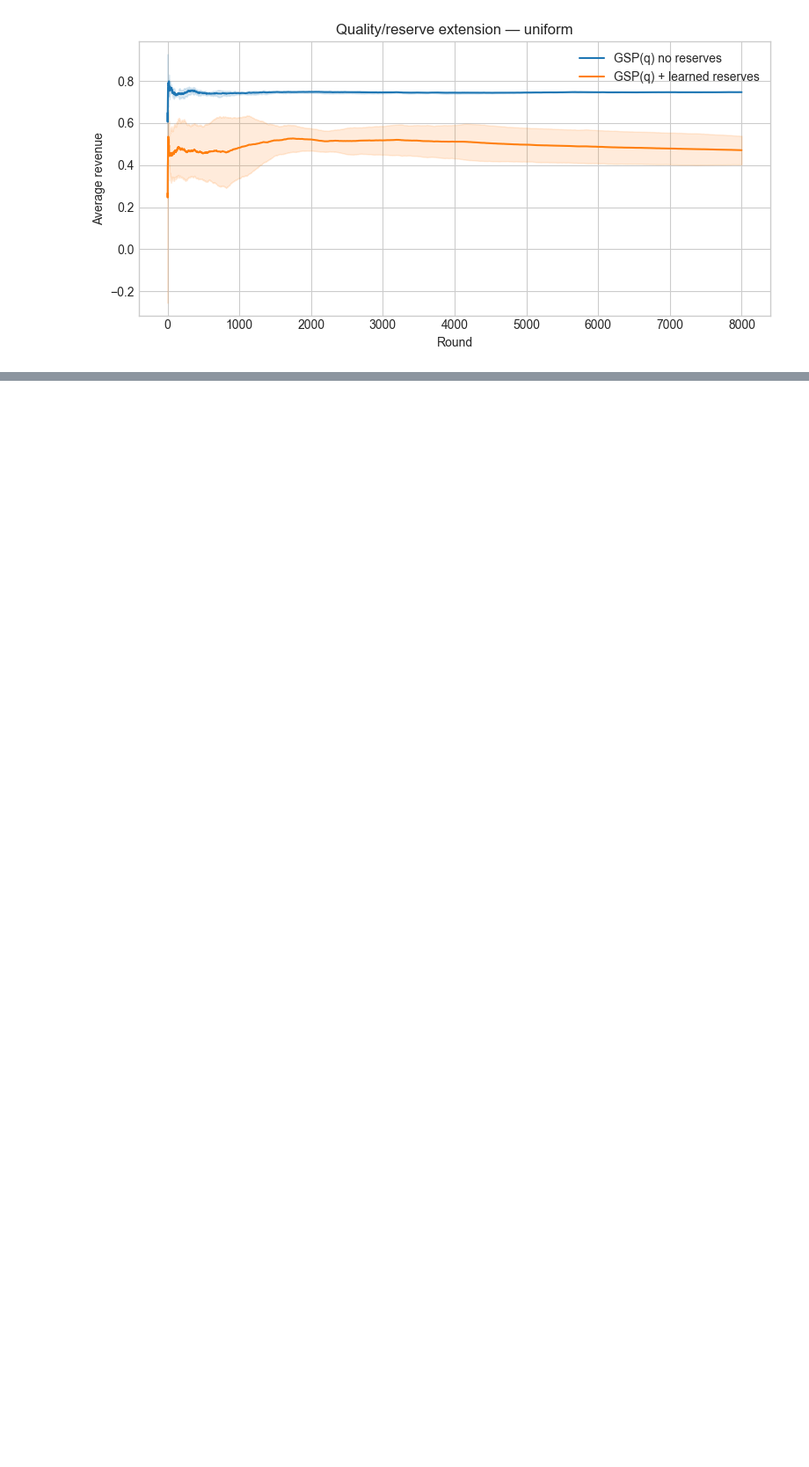
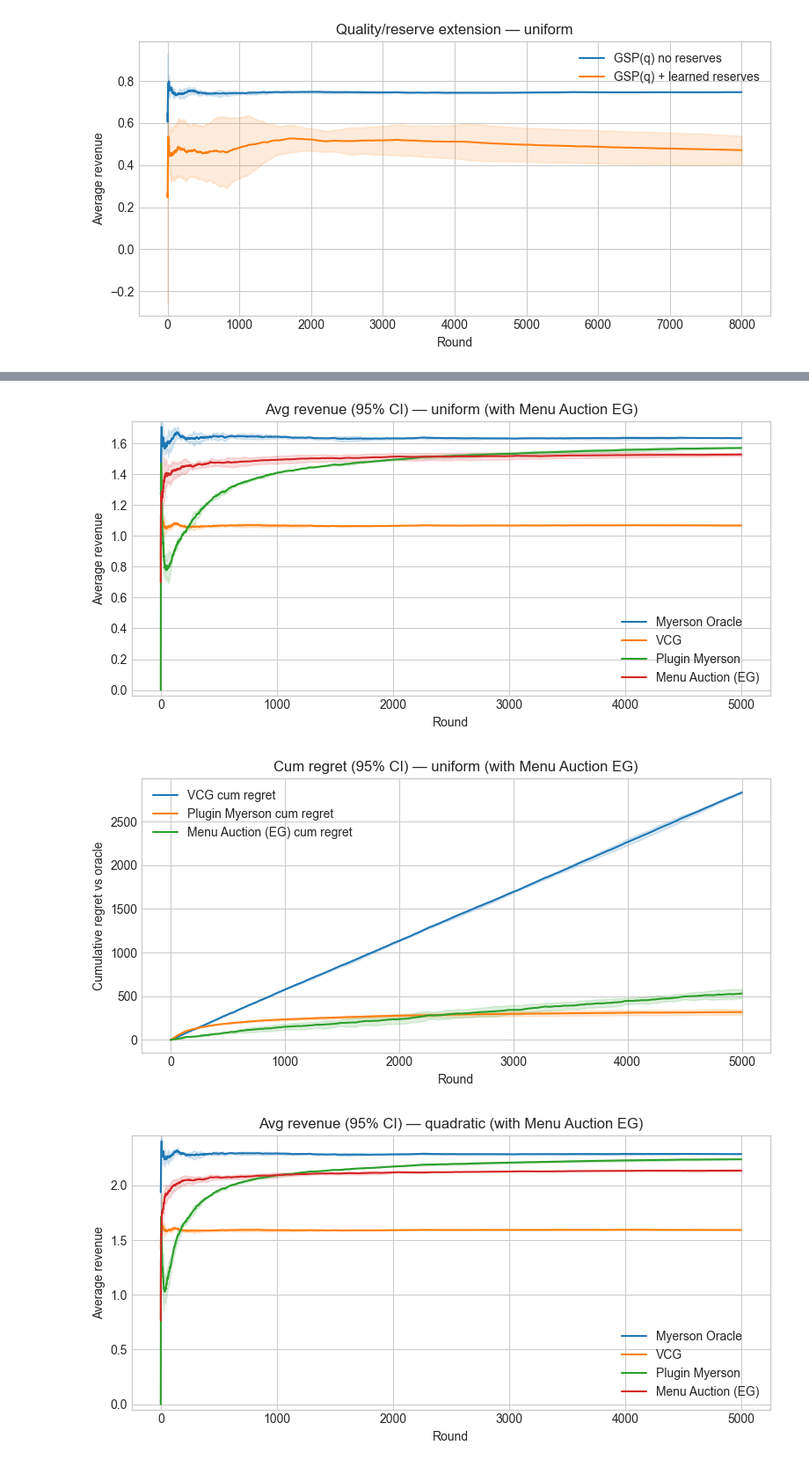
Before and after one commit to KoshiHarashima/CS332, a Jupyter notebook: 332Project4/notebooks/part2_position_auctions.ipynb, the cells around one changed output, grey strips where cells are left out. Shown at 88% size. Saved outputs shown, nothing was run; the diff lists cells and outputs as text; code cells hidden in the pictures; blank space fills up the shorter version.

```diff
--- a/332Project4/notebooks/part2_position_auctions.ipynb
+++ b/332Project4/notebooks/part2_position_auctions.ipynb
@@ -553,0 +915,13 @@ plot_quality_extension(ext, title="Quality/reserve extension — uniform", save=
+# %%
+# Example: uniform distribution with m=10
+w = normalize_w(np.array([0.8, 0.7, 0.6, 0.5, 0.4, 0.35, 0.3, 0.25, 0.2, 0.15]))
+for dist in ["uniform", "quadratic"]:
+    multi = run_rounds_with_menu_auction(dist, m=10, w=w, T=5000, seeds=[1, 2, 3])
+    plot_ci_curves_with_menu(multi, title=f"Avg revenue (95% CI) — {dist} (with Menu Auction EG)",
+                            save=os.path.join(FIG_DIR, f"rev_{dist}_menu_eg_ci_large_m.png"))
+    plot_regret_ci_with_menu(multi, title=f"Cum regret (95% CI) — {dist} (with Menu Auction EG)",
+                            save=os.path.join(FIG_DIR, f"regret_{dist}_menu_eg_ci_large_m.png"))
+# %% [output]
+[figure, added]
+[figure, added]
+[figure, added]
```
Also changed, not shown: parts of 6 cells of this notebook, 28 other files.
